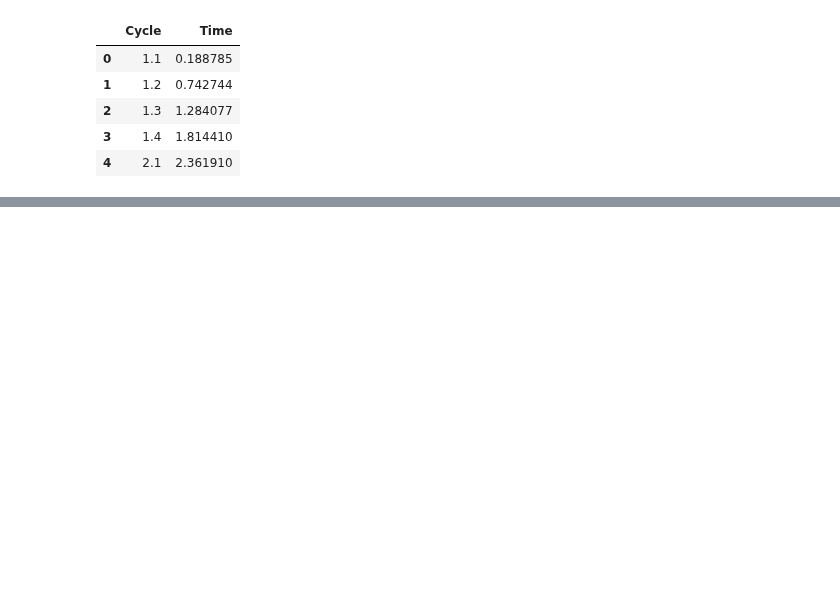
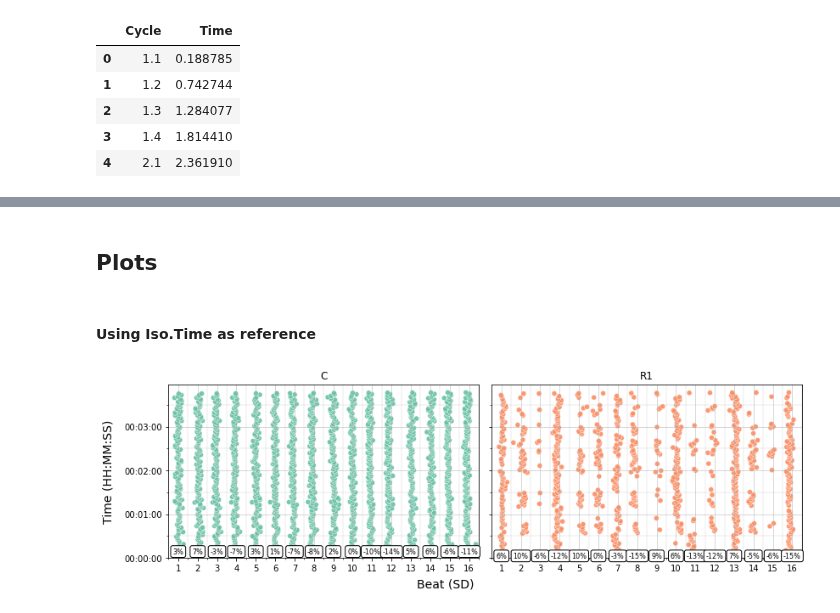
Before and after one commit to satyajeetprabhu/music-sync-internship-upf, a Jupyter notebook: Adding_Annotations.ipynb, the cells around one changed output, grey strips where cells are left out. Drawn from its saved outputs; the diff is of its cells as text; code cells hidden in the pictures; blank space fills up the shorter version.

Commit message:
Added Isochrony and modified plot function

```diff
--- a/Adding_Annotations.ipynb
+++ b/Adding_Annotations.ipynb
@@ -159,0 +202,3 @@ df.head(30)
+# %%
+df = onsetsync.add_isobeats(df, instr=['CycleTime'], beat='SD', beatlabel='Iso.Time')
+df.head(20)
@@ -159,0 +225,7 @@ df.head(30)
+# %%
+instr_uc = ['C', 'P', 'R1', 'R2']
+instr_css = ['Clave', 'Bass ', 'Guitar', 'Tres']
+instr_mj = ['J1', 'J2', 'D1']
+# %%
+df = onsetsync.add_isobeats(df, instr=instr_uc, beat='SD', beatlabel='Mean.Time')
+df.tail(20)
@@ -159,0 +250,8 @@ df.head(30)
+# %% [markdown]
+## Plots
+# %% [markdown]
+#### Using Iso.Time as reference
+# %%
+onsetsync.plot_by_beat(df=df, instr=['C', 'R1'], beat='SD', virtual='Iso.Time', pcols=2, griddeviations=True, colourpalette='Set2', pointsize=3)
+# %% [output]
+[figure, added]
```
Also changed, not shown: parts of 19 cells of this notebook, 3 other files.
